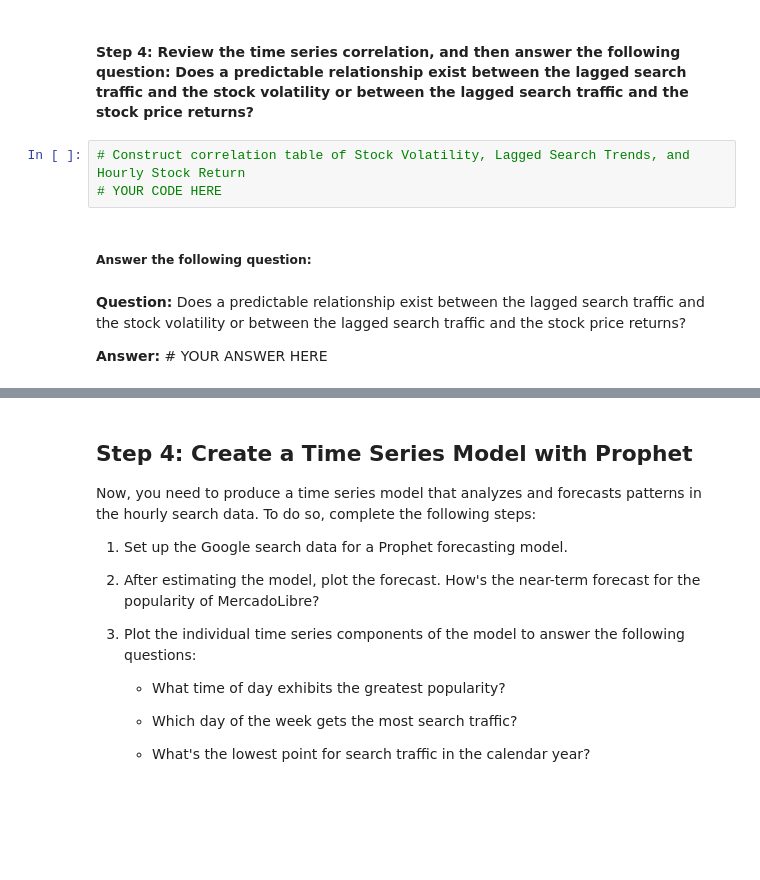
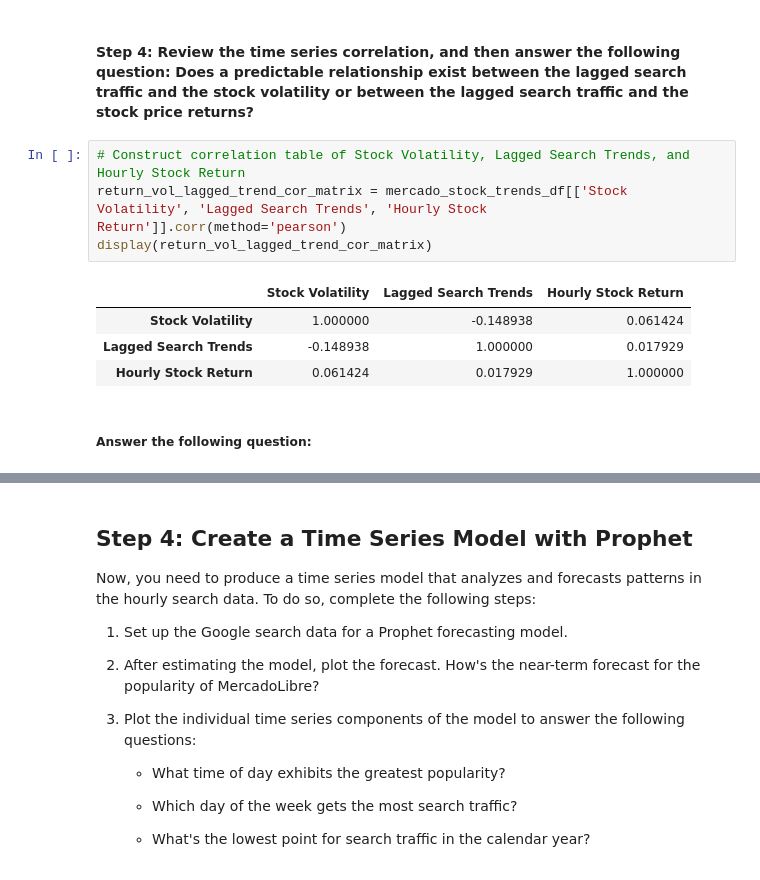
Before and after one commit to boz-tcm/time-series-challenge, a Jupyter notebook: forecasting_net_prophet.ipynb, the cells around one changed output, grey strips where cells are left out. Cells and saved outputs as stored; diff of their text form; blank space fills up the shorter version.

```diff
--- a/forecasting_net_prophet.ipynb
+++ b/forecasting_net_prophet.ipynb
@@ -632,10 +632,12 @@ None
 #### Step 4: Review the time series correlation, and then answer the following question: Does a predictable relationship exist between the lagged search traffic and the stock volatility or between the lagged search traffic and the stock price returns?
 # %%
 # Construct correlation table of Stock Volatility, Lagged Search Trends, and Hourly Stock Return
-# YOUR CODE HERE
+return_vol_lagged_trend_cor_matrix = mercado_stock_trends_df[['Stock Volatility', 'Lagged Search Trends', 'Hourly Stock Return']].corr(method='pearson')
+display(return_vol_lagged_trend_cor_matrix)
+# %% [output]
+|  | Stock Volatility | Lagged Search Trends | Hourly Stock Return |
+| Stock Volatility | 1.000000 | -0.148938 | 0.061424 |
+| Lagged Search Trends | -0.148938 | 1.000000 | 0.017929 |
+| Hourly Stock Return | 0.061424 | 0.017929 | 1.000000 |
 # %% [markdown]
 ##### Answer the following question:
-# %% [markdown]
-**Question:** Does a predictable relationship exist between the lagged search traffic and the stock volatility or between the lagged search traffic and the stock price returns?
-
-**Answer:** # YOUR ANSWER HERE
```
Also changed, not shown: parts of 1 cell of this notebook.
